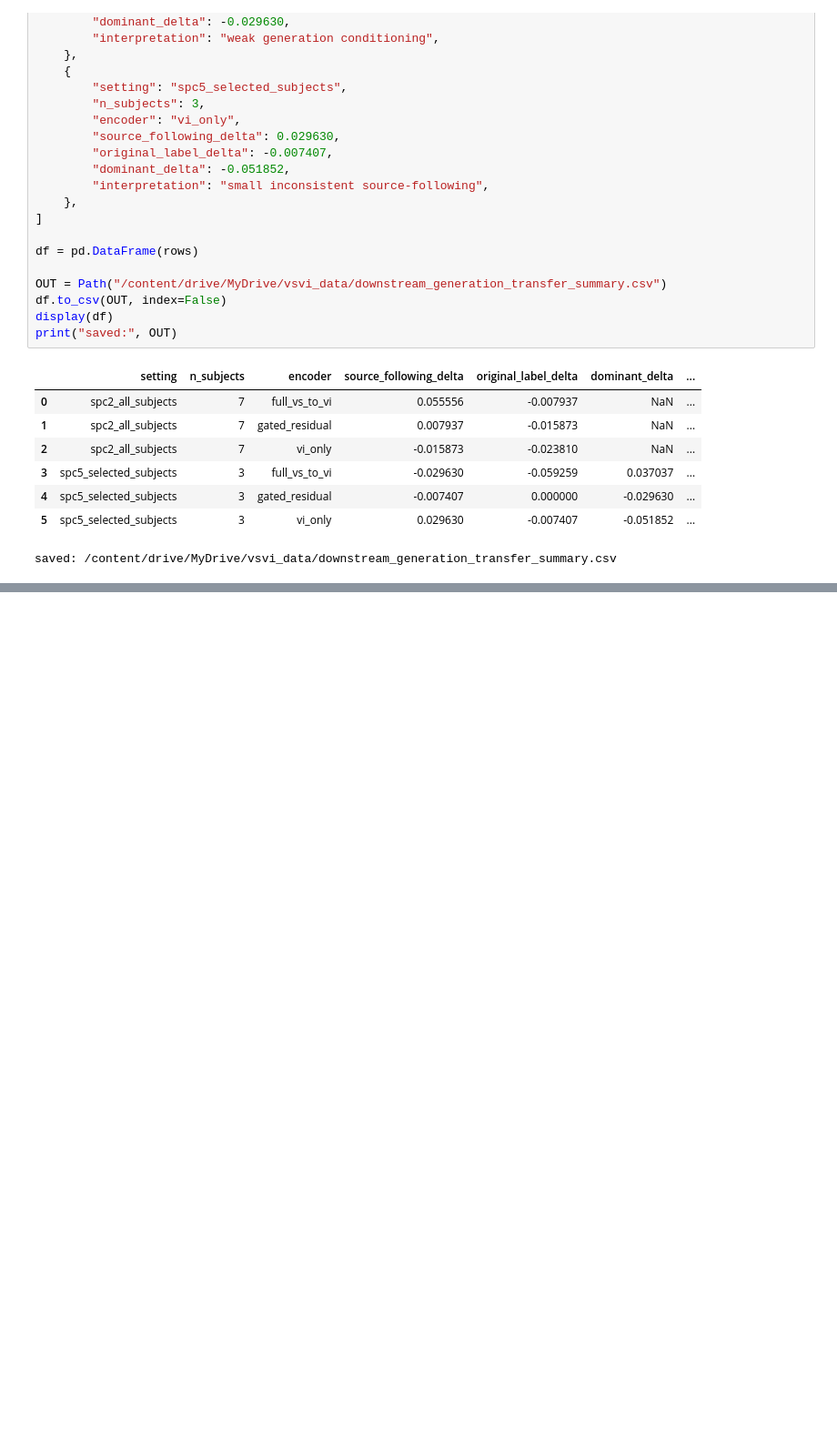
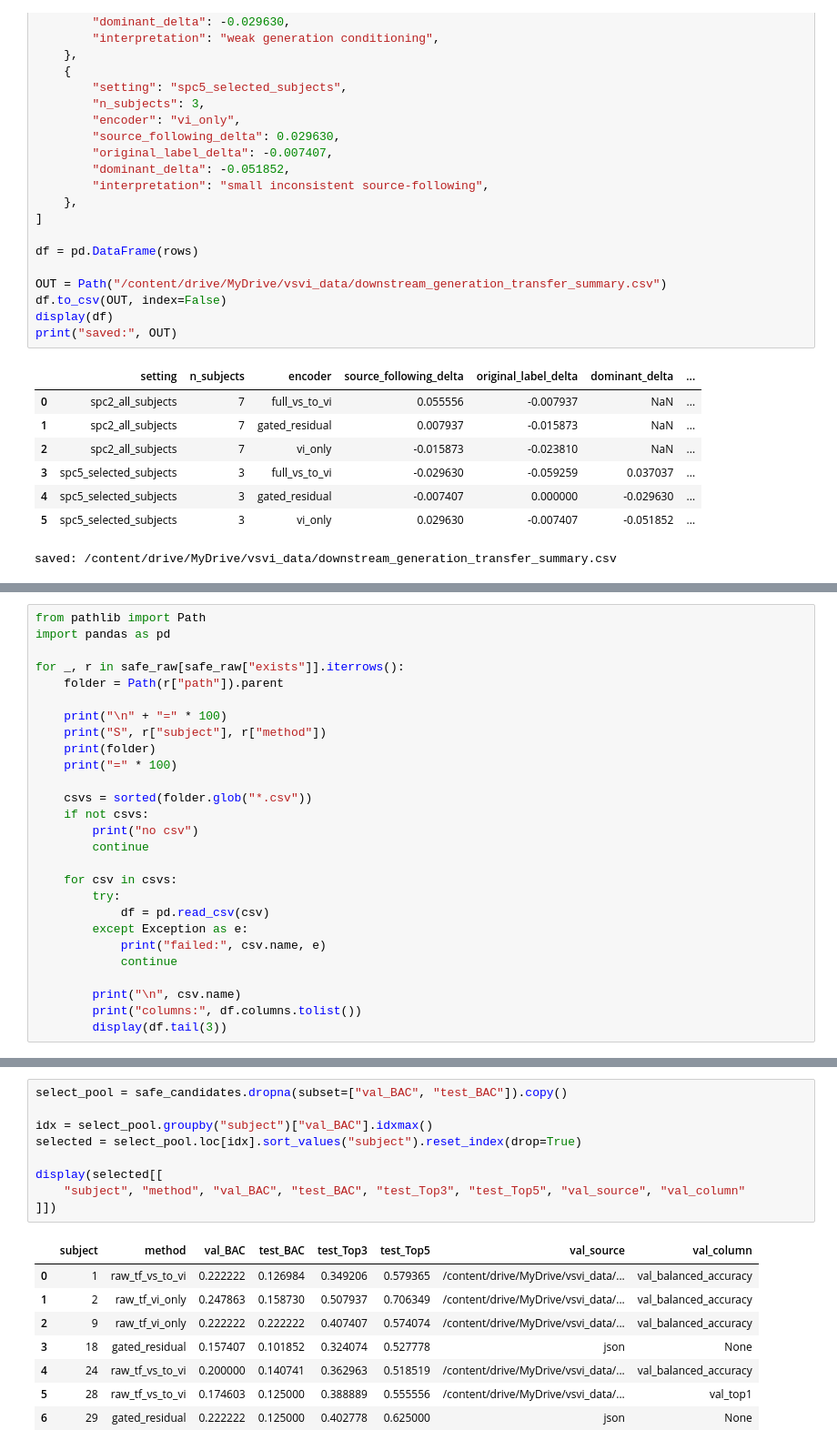
Before and after one commit to heegyukim4043/test_diffusion_EEG_visualstim_image, a Jupyter notebook: colab_next_priority_runs.ipynb, the cells around one changed output, grey strips where cells are left out. Shown at 91% size. Cells and saved outputs as stored; diff of their text form; blank space fills up the shorter version.

```diff
--- a/colab_next_priority_runs.ipynb
+++ b/colab_next_priority_runs.ipynb
@@ -2209,0 +2644,27 @@ print("saved to:", OUT_DIR)
+# %%
+from pathlib import Path
+import pandas as pd
+
+for _, r in safe_raw[safe_raw["exists"]].iterrows():
+    folder = Path(r["path"]).parent
+
+    print("\n" + "=" * 100)
+    print("S", r["subject"], r["method"])
+    print(folder)
+    print("=" * 100)
+
+    csvs = sorted(folder.glob("*.csv"))
+    if not csvs:
+        print("no csv")
+        continue
+
+    for csv in csvs:
+        try:
+            df = pd.read_csv(csv)
+        except Exception as e:
+            print("failed:", csv.name, e)
+            continue
+
+        print("\n", csv.name)
+        print("columns:", df.columns.tolist())
+        display(df.tail(3))
@@ -2209,0 +2869,18 @@ print("saved to:", OUT_DIR)
+# %%
+select_pool = safe_candidates.dropna(subset=["val_BAC", "test_BAC"]).copy()
+
+idx = select_pool.groupby("subject")["val_BAC"].idxmax()
+selected = select_pool.loc[idx].sort_values("subject").reset_index(drop=True)
+
+display(selected[[
+    "subject", "method", "val_BAC", "test_BAC", "test_Top3", "test_Top5", "val_source", "val_column"
+]])
+# %% [output]
+|  | subject | method | val_BAC | test_BAC | test_Top3 | test_Top5 | val_source | val_column |
+| 0 | 1 | raw_tf_vs_to_vi | 0.222222 | 0.126984 | 0.349206 | 0.579365 | /content/drive/MyDrive/vsvi_data/... | val_balanced_accuracy |
+| 1 | 2 | raw_tf_vi_only | 0.247863 | 0.158730 | 0.507937 | 0.706349 | /content/drive/MyDrive/vsvi_data/... | val_balanced_accuracy |
+| 2 | 9 | raw_tf_vi_only | 0.222222 | 0.222222 | 0.407407 | 0.574074 | /content/drive/MyDrive/vsvi_data/... | val_balanced_accuracy |
+| 3 | 18 | gated_residual | 0.157407 | 0.101852 | 0.324074 | 0.527778 | json | None |
+| 4 | 24 | raw_tf_vs_to_vi | 0.200000 | 0.140741 | 0.362963 | 0.518519 | /content/drive/MyDrive/vsvi_data/... | val_balanced_accuracy |
+| 5 | 28 | raw_tf_vs_to_vi | 0.174603 | 0.125000 | 0.388889 | 0.555556 | /content/drive/MyDrive/vsvi_data/... | val_top1 |
+| 6 | 29 | gated_residual | 0.222222 | 0.125000 | 0.402778 | 0.625000 | json | None |
```
Also changed, not shown: parts of 25 cells of this notebook.
